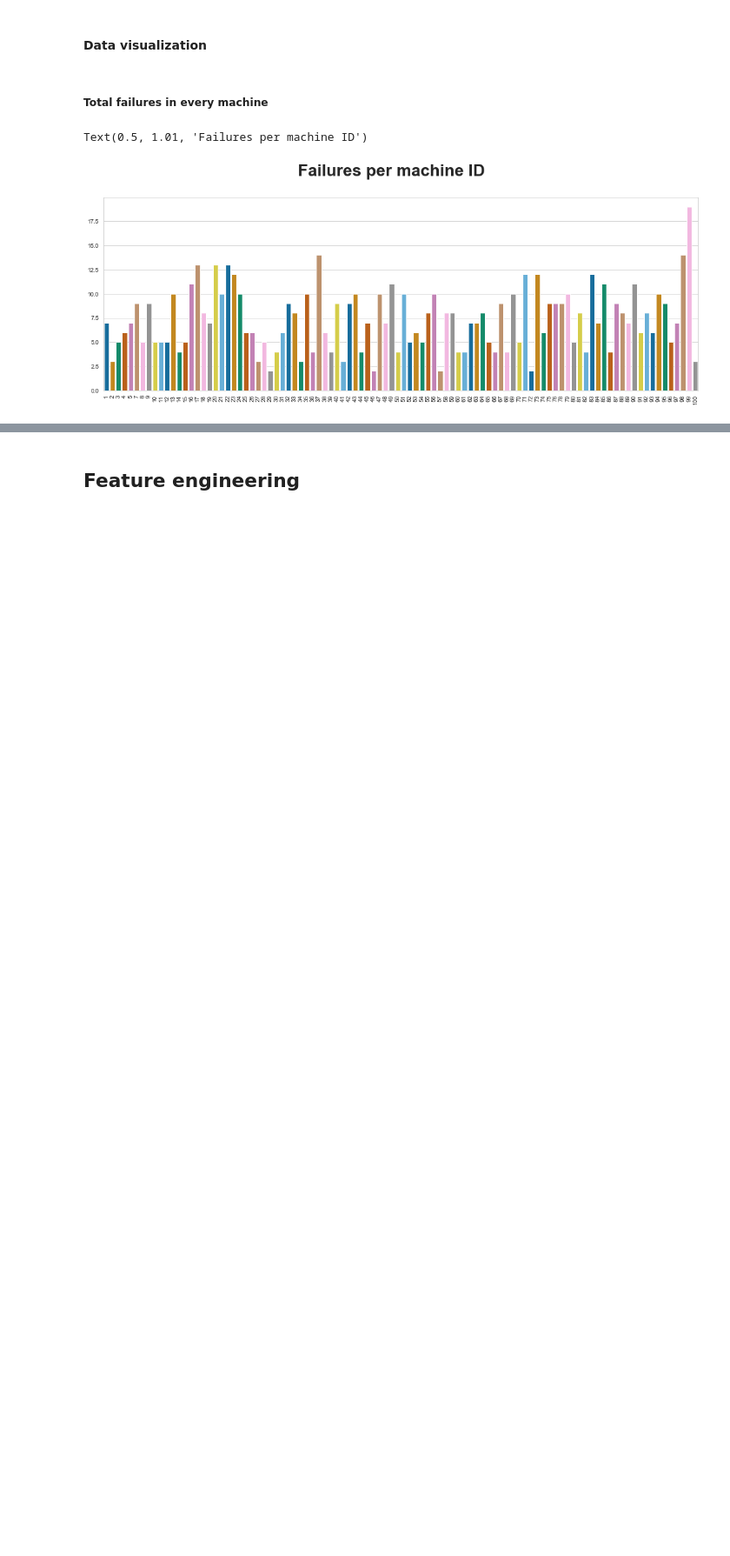
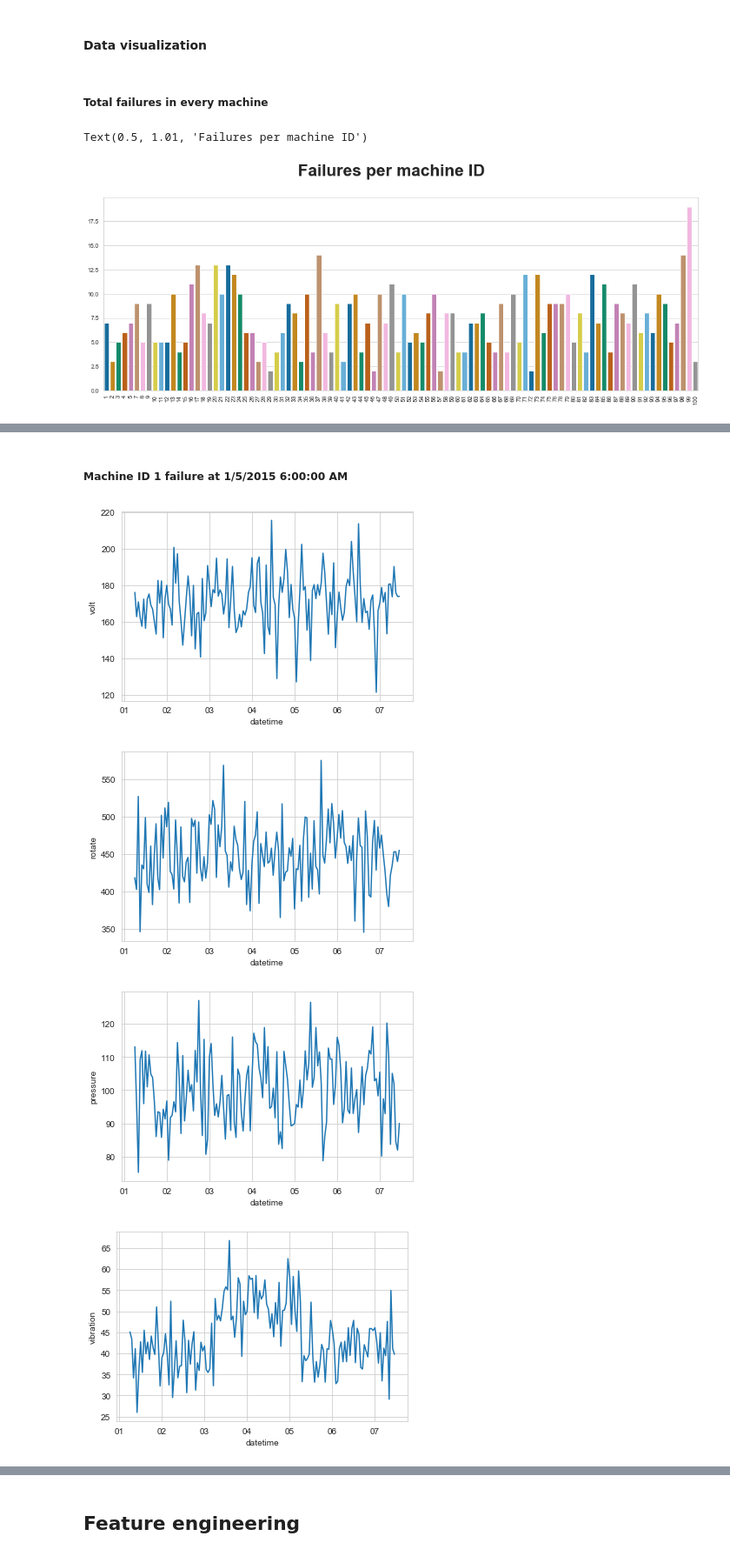
Before and after one commit to harshit-bajpai/Machine-learning-models, a Jupyter notebook: machine_predictive_maintenance.ipynb, the cells around one changed output, grey strips where cells are left out. Shown at 87% size. Cells and saved outputs as stored; diff of their text form; code cells hidden in the pictures; blank space fills up the shorter version.

```diff
--- a/machine_predictive_maintenance.ipynb
+++ b/machine_predictive_maintenance.ipynb
@@ -342,0 +345,30 @@ Text(0.5, 1.01, 'Failures per machine ID')
+# %% [markdown]
+##### Machine ID 1 failure at 1/5/2015 6:00:00 AM
+# %%
+def individual_timeseries_plot(data,col_name,date_col):
+    import matplotlib.dates as mdates
+    tick_unit = mdates.DayLocator()  # every day
+    tick_fmt = mdates.DateFormatter('%d')
+    from pandas.plotting import register_matplotlib_converters
+    register_matplotlib_converters()
+    fig, ax = plt.subplots()
+    fig = sns.lineplot(x = date_col, y = col_name, data = data)
+    ax.xaxis.set_major_locator(tick_unit)
+    ax.xaxis.set_major_formatter(tick_fmt)
+# %%
+def multiple_plots_ts(data,df_numeric,date_col):
+    n = len(df_numeric)
+    for i in range(1,n+1):
+        col_name = df_numeric[i-1]
+        individual_timeseries_plot(data,col_name,date_col)
+    return
+# %%
+multiple_plots_ts(telemetry[(telemetry.datetime <= pd.to_datetime("1/7/2015 11:59:00 AM")) &
+                     (telemetry.machineID == 1)],
+                  ['volt', 'rotate', 'pressure', 'vibration'],
+                  'datetime')
+# %% [output]
+[figure, added]
+[figure, added]
+[figure, added]
+[figure, added]
```
Also changed, not shown: parts of 12 cells of this notebook.
